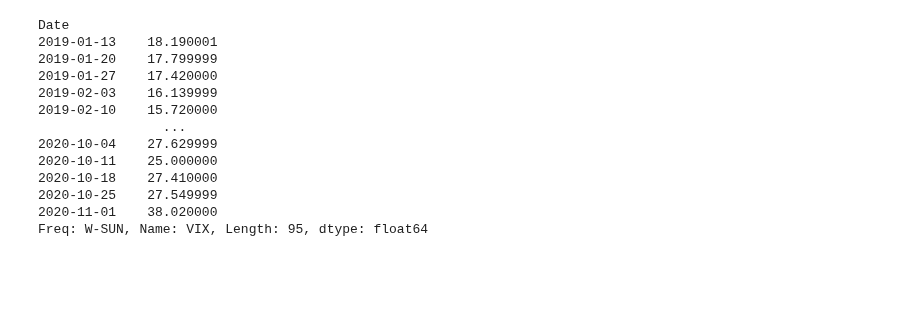
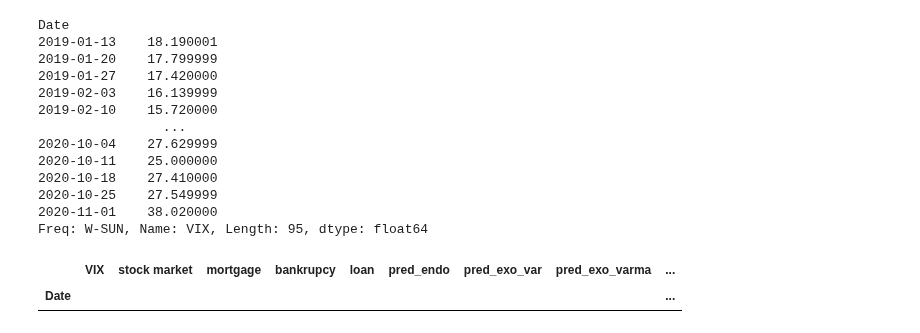
Before and after one commit to epfl-ada/ada-2020-project-milestone-p3-p3_tak, a Jupyter notebook: VIX.ipynb, the cells around one changed output. Cells and saved outputs as stored; diff of their text form; code cells hidden in the pictures; blank space fills up the shorter version.

```diff
--- a/VIX.ipynb
+++ b/VIX.ipynb
@@ -456,3 +505,8 @@ Date
 2020-10-25    27.549999
 2020-11-01    38.020000
 Freq: W-SUN, Name: VIX, Length: 95, dtype: float64
+# %%
+df_final
+# %% [output]
+|  | VIX | stock market | mortgage | bankrupcy | loan | pred_endo | pred_exo_var | pred_exo_varma | ... |
+| Date |  |  |  |  |  |  |  |  | ... |
```
Also changed, not shown: parts of 13 cells of this notebook.
